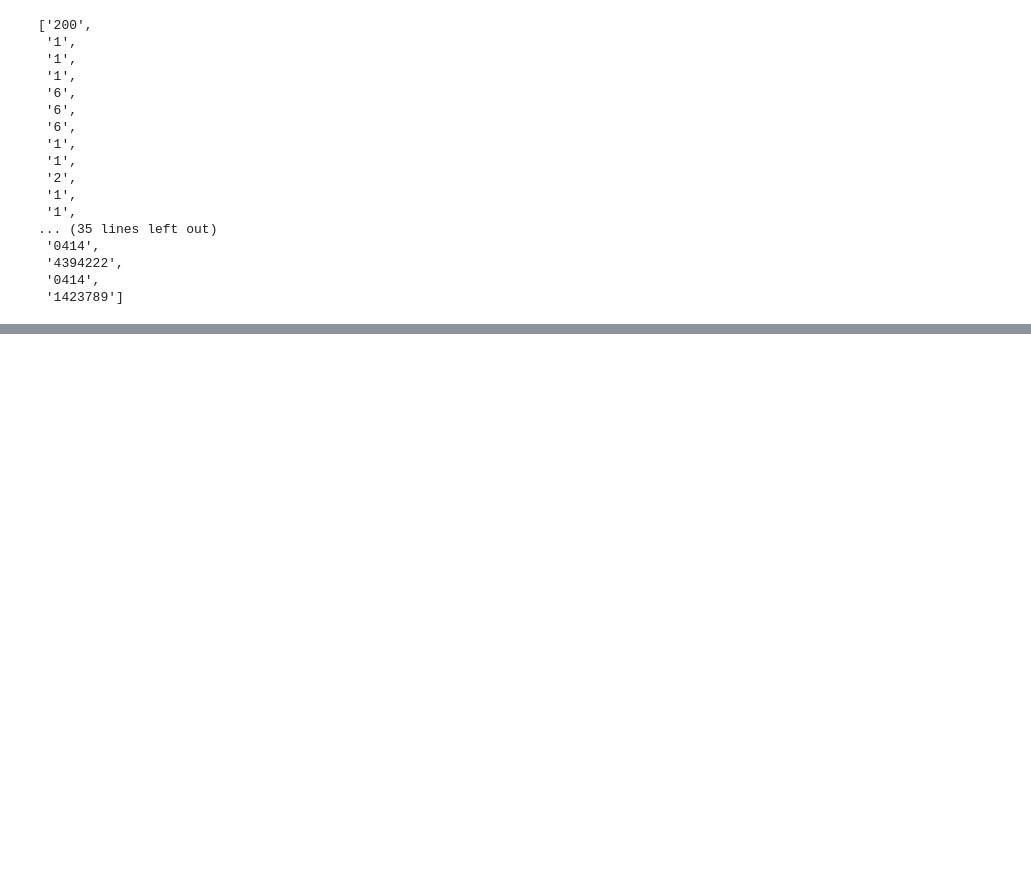
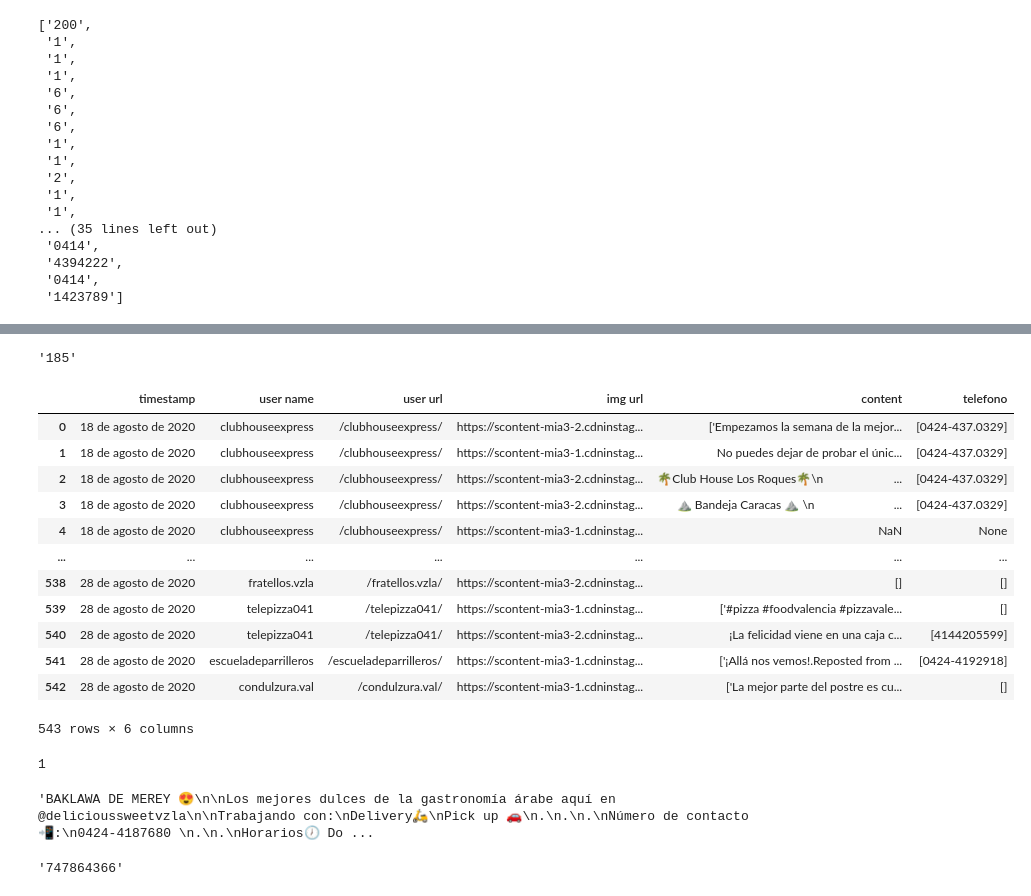
Before and after one commit to JuanVentrone/Telegram_bot_offereat, a Jupyter notebook: pruebas_filtro.ipynb, the cells around one changed output, grey strips where cells are left out. Drawn from its saved outputs; the diff is of its cells as text; code cells hidden in the pictures; blank space fills up the shorter version.

```diff
--- a/pruebas_filtro.ipynb
+++ b/pruebas_filtro.ipynb
@@ -79,0 +171,10 @@ hola
+# %%
+list_phone_number_1 = []
+for i in list_phone:
+    if( i != []):
+      if  i != None: list_phone_number_1.append(i)
+# %%
+list_phone_number_2 = []
+for i in list_phone2:
+    if( i != []):
+      if  i != None: list_phone_number_2.append(i)
@@ -79,0 +209,38 @@ hola
+# %%
+patron1 = re.compile(r'\d{3,4}[^\w]?\d{3}[^\w]?\d{2,4}[^\w]?\d{2}?')
+'182'
+patron2 =  re.compile(r'\d{3,4}[^\w]?\d{3,3}[^\w]?\d{2,4}[^\w]?\d+')
+'185'
+# %% [output]
+'185'
+# %%
+def get_phone( patron ):
+
+    l_1 = []
+    flatten = []
+    for i in list_content:
+        try:
+            l_1.append(patron.findall(i))
+        except:
+            l_1.append(None)
+
+
+    return l_1
+# %%
+   data['telefono'] = get_phone(patron)
+# %%
+data
+# %% [output]
+|  | timestamp | user name | user url | img url | content | telefono |
+| 0 | 18 de agosto de 2020 | clubhouseexpress | /clubhouseexpress/ | https://scontent-mia3-2.cdninstag... | ['Empezamos la semana de la mejor... | [0424-437.0329] |
+| 1 | 18 de agosto de 2020 | clubhouseexpress | /clubhouseexpress/ | https://scontent-mia3-1.cdninstag... | No puedes dejar de probar el únic... | [0424-437.0329] |
+| 2 | 18 de agosto de 2020 | clubhouseexpress | /clubhouseexpress/ | https://scontent-mia3-2.cdninstag... | 🌴Club House Los Roques🌴\n⠀⠀⠀⠀⠀⠀⠀⠀... | [0424-437.0329] |
+| 3 | 18 de agosto de 2020 | clubhouseexpress | /clubhouseexpress/ | https://scontent-mia3-2.cdninstag... | ⛰️ Bandeja Caracas ⛰️ \n⠀⠀⠀⠀⠀⠀⠀⠀⠀... | [0424-437.0329] |
+| 4 | 18 de agosto de 2020 | clubhouseexpress | /clubhouseexpress/ | https://scontent-mia3-1.cdninstag... | NaN | None |
+| ... | ... | ... | ... | ... | ... | ... |
+| 538 | 28 de agosto de 2020 | fratellos.vzla | /fratellos.vzla/ | https://scontent-mia3-2.cdninstag... | [] | [] |
+| 539 | 28 de agosto de 2020 | telepizza041 | /telepizza041/ | https://scontent-mia3-1.cdninstag... | ['#pizza #foodvalencia #pizzavale... | [] |
+| 540 | 28 de agosto de 2020 | telepizza041 | /telepizza041/ | https://scontent-mia3-2.cdninstag... | ¡La felicidad viene en una caja c... | [4144205599] |
+| 541 | 28 de agosto de 2020 | escueladeparrilleros | /escueladeparrilleros/ | https://scontent-mia3-1.cdninstag... | ['¡Allá nos vemos!.Reposted from ... | [0424-4192918] |
+| 542 | 28 de agosto de 2020 | condulzura.val | /condulzura.val/ | https://scontent-mia3-1.cdninstag... | ['La mejor parte del postre es cu... | [] |
+543 rows × 6 columns
@@ -79,0 +255,12 @@ hola
+# %%
+len(lista_phone[3])
+# %% [output]
+1
+# %%
+list_content[50]
+# %% [output]
+'BAKLAWA DE MEREY 😍\n\nLos mejores dulces de la gastronomía árabe aquí en @delicioussweetvzla\n\nTrabajando con:\nDelivery🛵\nPick up 🚗\n.\n.\n.\nNúmero de contacto📲:\n0424-4187680 \n.\n.\nHorarios🕖 Do ...
+# %%
+lista_prueba[50]
+# %% [output]
+'747864366'
```
Also changed, not shown: parts of 61 cells of this notebook.
